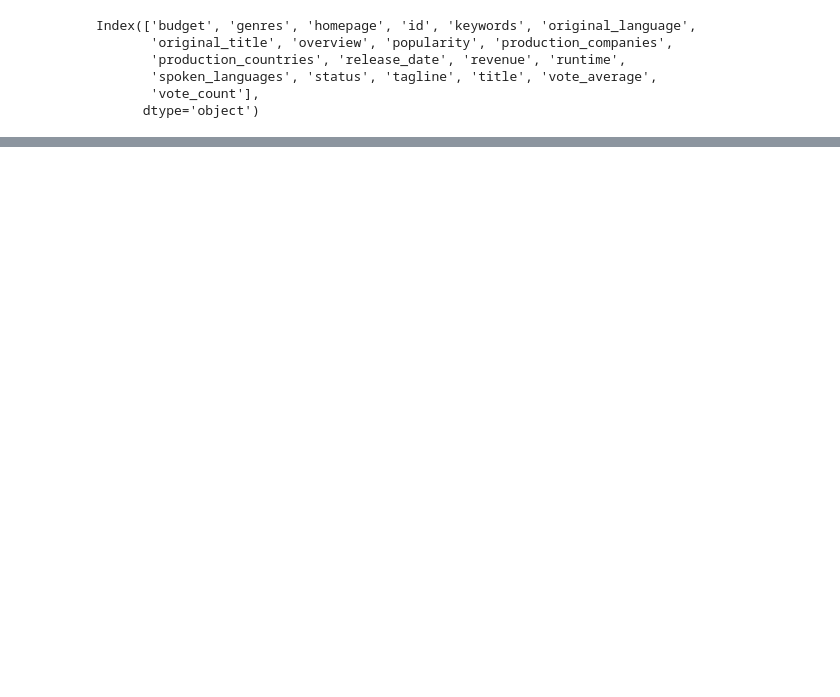
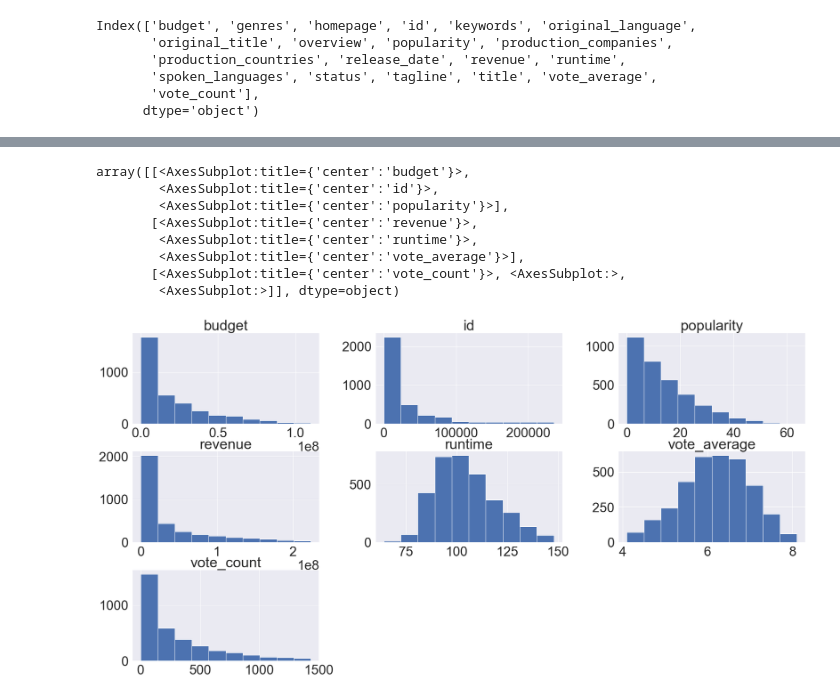
Before and after one commit to caotic300/TMDB-Dataset-Prediction-Analysis, a Jupyter notebook: TMDB Datasets Predictions.ipynb, the cells around one changed output, grey strips where cells are left out. Saved outputs shown, nothing was run; the diff lists cells and outputs as text; code cells hidden in the pictures; blank space fills up the shorter version.

```diff
--- a/TMDB Datasets Predictions.ipynb
+++ b/TMDB Datasets Predictions.ipynb
@@ -124,0 +197,14 @@ sns.heatmap(tmdb.corr(), annot=True)
+# %%
+#Show distributions of every column
+
+tmdb.hist(bins=10, figsize=(30, 15))
+# %% [output]
+array([[<AxesSubplot:title={'center':'budget'}>,
+        <AxesSubplot:title={'center':'id'}>,
+        <AxesSubplot:title={'center':'popularity'}>],
+       [<AxesSubplot:title={'center':'revenue'}>,
+        <AxesSubplot:title={'center':'runtime'}>,
+        <AxesSubplot:title={'center':'vote_average'}>],
+       [<AxesSubplot:title={'center':'vote_count'}>, <AxesSubplot:>,
+        <AxesSubplot:>]], dtype=object)
+[figure, added]
```
Also changed, not shown: parts of 12 cells of this notebook, 5 other files.
